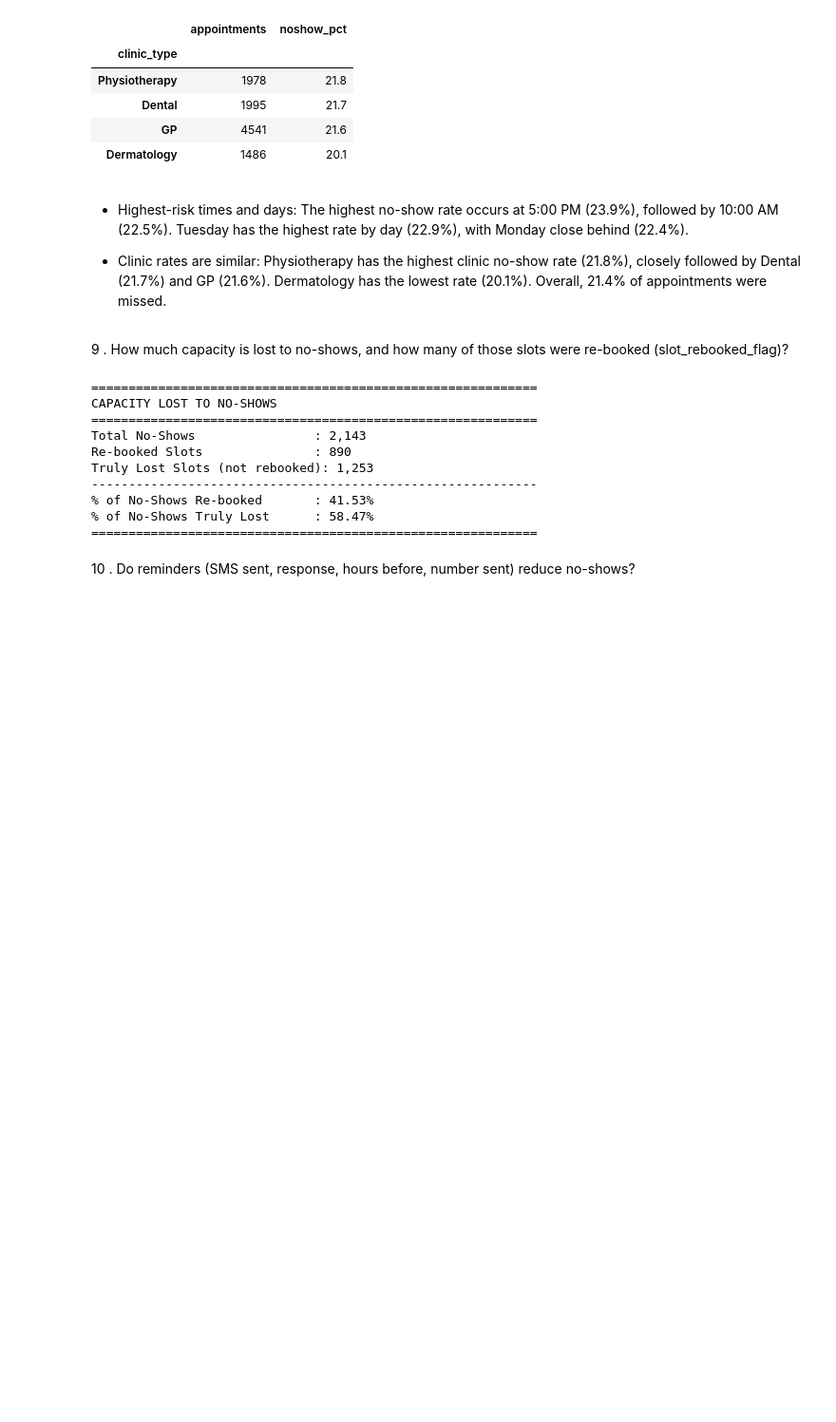
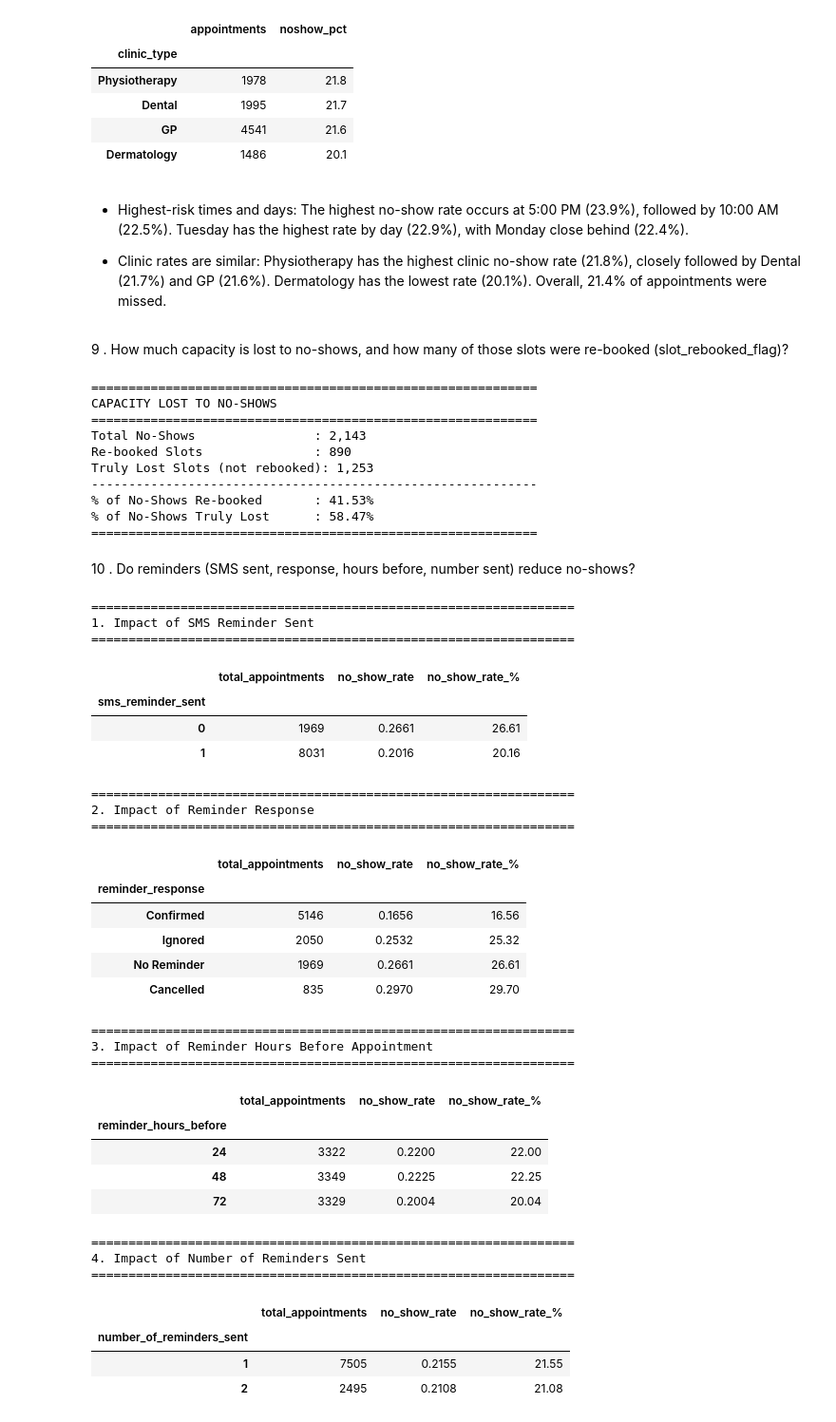
Before and after one commit to Ishasavani1402/Data-Analytics, a Jupyter notebook: Hospital Capacity and Appointment Bottleneck Analysis/notebooks/EDA.ipynb, the cells around one changed output. Shown at 95% size. Drawn from its saved outputs; the diff is of its cells as text; code cells hidden in the pictures; blank space fills up the shorter version.

```diff
--- a/Hospital Capacity and Appointment Bottleneck Analysis/notebooks/EDA.ipynb
+++ b/Hospital Capacity and Appointment Bottleneck Analysis/notebooks/EDA.ipynb
@@ -587,3 +587,69 @@ Truly Lost Slots (not rebooked): 1,253
 ============================================================
 # %% [markdown]
 10 . Do reminders (SMS sent, response, hours before, number sent) reduce no-shows?
+# %%
+# Do reminders reduce no-shows?
+print("=" * 65)
+print("1. Impact of SMS Reminder Sent")
+print("=" * 65)
+sms_impact = df.groupby('sms_reminder_sent')['no_show'].agg(['count', 'mean']).round(4)
+sms_impact.columns = ['total_appointments', 'no_show_rate']
+sms_impact['no_show_rate_%'] = (sms_impact['no_show_rate'] * 100).round(2)
+display(sms_impact)
+
+print("\n" + "=" * 65)
+print("2. Impact of Reminder Response")
+print("=" * 65)
+response_impact = df.groupby('reminder_response')['no_show'].agg(['count', 'mean']).round(4)
+response_impact.columns = ['total_appointments', 'no_show_rate']
+response_impact['no_show_rate_%'] = (response_impact['no_show_rate'] * 100).round(2)
+response_impact = response_impact.sort_values('no_show_rate')
+display(response_impact)
+
+print("\n" + "=" * 65)
+print("3. Impact of Reminder Hours Before Appointment")
+print("=" * 65)
+hours_impact = df.groupby('reminder_hours_before')['no_show'].agg(['count', 'mean']).round(4)
+hours_impact.columns = ['total_appointments', 'no_show_rate']
+hours_impact['no_show_rate_%'] = (hours_impact['no_show_rate'] * 100).round(2)
+display(hours_impact)
+
+print("\n" + "=" * 65)
+print("4. Impact of Number of Reminders Sent")
+print("=" * 65)
+num_impact = df.groupby('number_of_reminders_sent')['no_show'].agg(['count', 'mean']).round(4)
+num_impact.columns = ['total_appointments', 'no_show_rate']
+num_impact['no_show_rate_%'] = (num_impact['no_show_rate'] * 100).round(2)
+display(num_impact)
+# %% [output]
+=================================================================
+1. Impact of SMS Reminder Sent
+=================================================================
+|  | total_appointments | no_show_rate | no_show_rate_% |
+| sms_reminder_sent |  |  |  |
+| 0 | 1969 | 0.2661 | 26.61 |
+| 1 | 8031 | 0.2016 | 20.16 |
+=================================================================
+2. Impact of Reminder Response
+=================================================================
+|  | total_appointments | no_show_rate | no_show_rate_% |
+| reminder_response |  |  |  |
+| Confirmed | 5146 | 0.1656 | 16.56 |
+| Ignored | 2050 | 0.2532 | 25.32 |
+| No Reminder | 1969 | 0.2661 | 26.61 |
+| Cancelled | 835 | 0.2970 | 29.70 |
+=================================================================
+3. Impact of Reminder Hours Before Appointment
+=================================================================
+|  | total_appointments | no_show_rate | no_show_rate_% |
+| reminder_hours_before |  |  |  |
+| 24 | 3322 | 0.2200 | 22.00 |
+| 48 | 3349 | 0.2225 | 22.25 |
+| 72 | 3329 | 0.2004 | 20.04 |
+=================================================================
+4. Impact of Number of Reminders Sent
+=================================================================
+|  | total_appointments | no_show_rate | no_show_rate_% |
+| number_of_reminders_sent |  |  |  |
+| 1 | 7505 | 0.2155 | 21.55 |
+| 2 | 2495 | 0.2108 | 21.08 |
```
Also changed, not shown: parts of 1 cell of this notebook.
